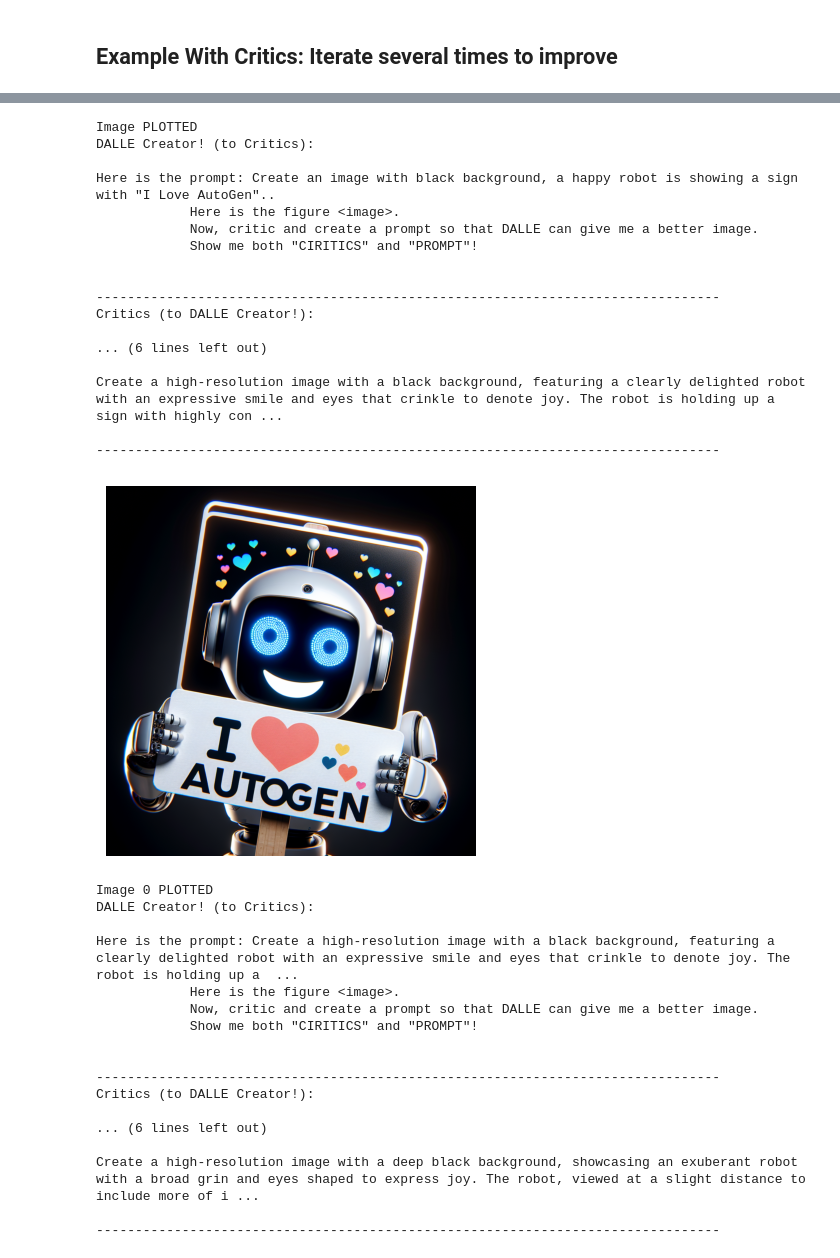
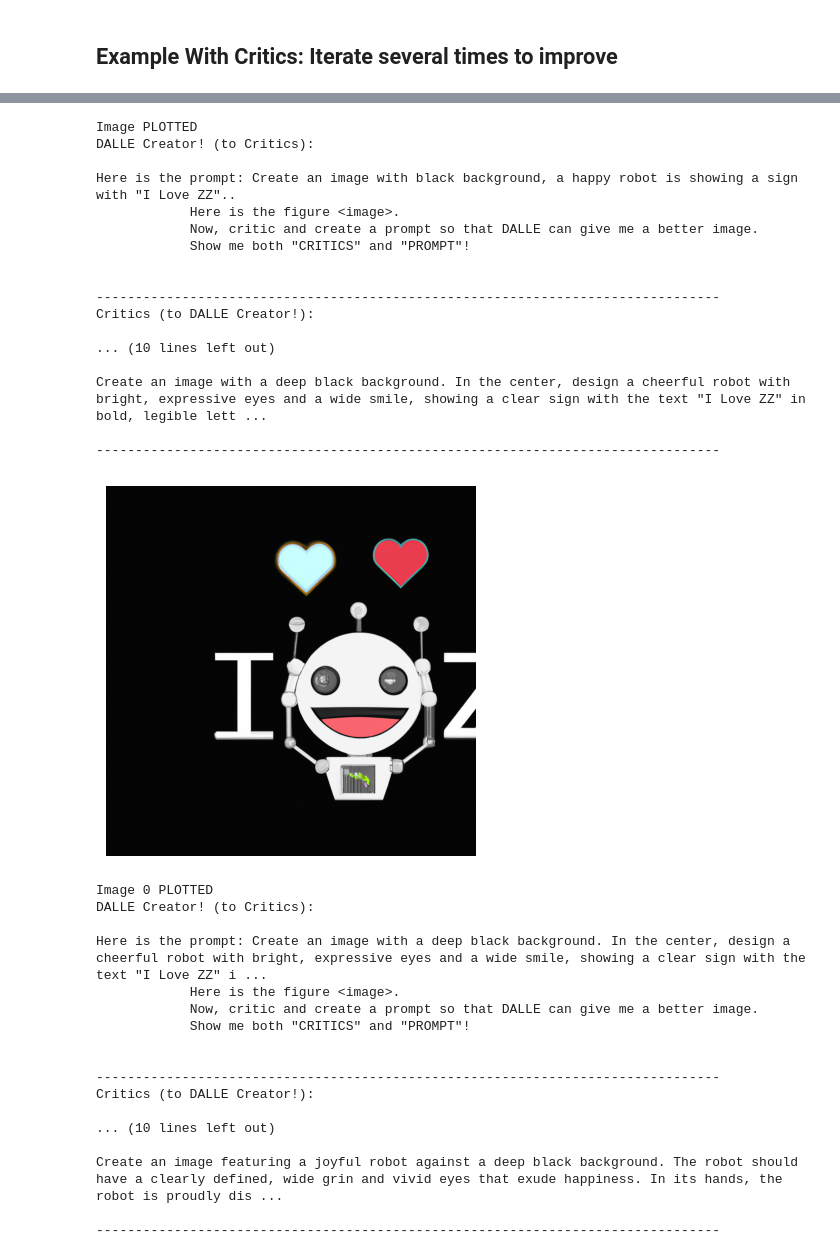
Before and after one commit to stardustliu/autogen_test, a Jupyter notebook: notebook/agentchat_dalle_and_gpt4v.ipynb, the cells around one changed output, grey strips where cells are left out. Cells and saved outputs as stored; diff of their text form; code cells hidden in the pictures.

```diff
--- a/notebook/agentchat_dalle_and_gpt4v.ipynb
+++ b/notebook/agentchat_dalle_and_gpt4v.ipynb
@@ -66,7 +66,7 @@ from autogen.agentchat.contrib.multimodal_conversable_agent import MultimodalCon
 config_list_4v = autogen.config_list_from_json(
     "OAI_CONFIG_LIST",
     filter_dict={
-        "model": ["gpt-4-0125-preview"],
+        "model": ["gpt-4-vision-preview"],
     },
 )
 
@@ -102,6 +102,7 @@ The `config_list_dalle` should be something like:
 
 We first create a warpper for DALLE call, make the
 # %%
+# 使用 OpenAI 的 DALL-E 模型生成图像并缓存结果
 def dalle_call(client: OpenAI, model: str, prompt: str, size: str, quality: str, n: int) -> str:
     """
     Generate an image using OpenAI's DALL-E model and cache the result.
@@ -126,6 +127,29 @@ def dalle_call(client: OpenAI, model: str, prompt: str, size: str, quality: str,
     - The function uses a tuple of (model, prompt, size, quality, n) as the key for caching.
     - The image data is obtained by making a secondary request to the URL provided by the DALL-E API response.
     """
+    """
+    使用OpenAI的DALL-E模型生成图像并缓存结果。
+
+    此函数使用提示和其他参数来使用OpenAI的DALL-E模型生成图像。
+    它检查结果是否已经缓存；如果是，则返回缓存的图像数据。否则，
+    调用DALL-E API生成图像，将结果存储在缓存中，然后返回它。
+
+    Args:
+        client (OpenAI): 用于进行API调用的OpenAI客户端实例。
+        model (str): 用于图像生成的特定DALL-E模型。
+        prompt (str): 生成图像的文本提示。
+        size (str): 图像的大小规格。TODO: 这应该允许指定横向、方形或纵向模式。
+        quality (str): 图像生成的质量设置。
+        n (int): 要生成的图像数量。
+
+    Returns:
+        str: 图像数据字符串，可以是从缓存中检索到的，也可以是新生成的。
+
+    Note:
+    - 缓存存储在名为'.cache/'的目录中。
+    - 该函数使用(model, prompt, size, quality, n)元组作为缓存的键。
+    - 通过对DALL-E API响应提供的URL进行二次请求来获取图像数据。
+    """
     # Function implementation...
     cache = Cache(".cache/")  # Create a cache directory
     key = (model, prompt, size, quality, n)
@@ -336,4 +364,5 @@ PROMPT: here is the updated prompt!
 # %%
+# 用dalle2的模型来跑，越跑效果越差。还是得看模型能力啊
 creator = DalleCreator(
     name="DALLE Creator!",
     max_consecutive_auto_reply=0,
@@ -341,10 +370,15 @@ creator = DalleCreator(
     llm_config=gpt4_llm_config,
 )
 
-user_proxy = UserProxyAgent(name="User", human_input_mode="NEVER", max_consecutive_auto_reply=0)
+user_proxy = UserProxyAgent(
+    name="User",
+    human_input_mode="NEVER",
+    max_consecutive_auto_reply=0,
+    code_execution_config=False    # 不加这行代码会报错：RuntimeError: Code execution is set to be run in docker (default behaviour) but docker is not running.
+)
 
 user_proxy.initiate_chat(
-    creator, message="""Create an image with black background, a happy robot is showing a sign with "I Love AutoGen"."""
+    creator, message="""Create an image with black background, a happy robot is showing a sign with "I Love ZZ"."""
 )
 # %% [output]
 User (to DALLE Creator!):
@@ -361,4 +396,4 @@ Create an image with black background, a happy robot is showing a sign with "I L
 Image PLOTTED
 DALLE Creator! (to Critics):
 
-Here is the prompt: Create an image with black background, a happy robot is showing a sign with "I Love AutoGen"..
+Here is the prompt: Create an image with black background, a happy robot is showing a sign with "I Love ZZ"..
@@ -366,17 +401,17 @@ Here is the prompt: Create an image with black background, a happy robot is show
             Now, critic and create a prompt so that DALLE can give me a better image.
-            Show me both "CIRITICS" and "PROMPT"!
+            Show me both "CRITICS" and "PROMPT"!
 
 
 --------------------------------------------------------------------------------
 Critics (to DALLE Creator!):
 
-... (6 lines left out)
+... (10 lines left out)
 
-Create a high-resolution image with a black background, featuring a clearly delighted robot with an expressive smile and eyes that crinkle to denote joy. The robot is holding up a sign with highly con ...
+Create an image with a deep black background. In the center, design a cheerful robot with bright, expressive eyes and a wide smile, showing a clear sign with the text "I Love ZZ" in bold, legible lett ...
 
 --------------------------------------------------------------------------------
-[figure, old version]
+[figure, new version]
 Image 0 PLOTTED
 DALLE Creator! (to Critics):
 
-Here is the prompt: Create a high-resolution image with a black background, featuring a clearly delighted robot with an expressive smile and eyes that crinkle to denote joy. The robot is holding up a  ...
+Here is the prompt: Create an image with a deep black background. In the center, design a cheerful robot with bright, expressive eyes and a wide smile, showing a clear sign with the text "I Love ZZ" i ...
@@ -384,12 +419,12 @@ Here is the prompt: Create a high-resolution image with a black background, feat
             Now, critic and create a prompt so that DALLE can give me a better image.
-            Show me both "CIRITICS" and "PROMPT"!
+            Show me both "CRITICS" and "PROMPT"!
 
 
 --------------------------------------------------------------------------------
 Critics (to DALLE Creator!):
 
-... (6 lines left out)
+... (10 lines left out)
 
-Create a high-resolution image with a deep black background, showcasing an exuberant robot with a broad grin and eyes shaped to express joy. The robot, viewed at a slight distance to include more of i ...
+Create an image featuring a joyful robot against a deep black background. The robot should have a clearly defined, wide grin and vivid eyes that exude happiness. In its hands, the robot is proudly dis ...
 
 --------------------------------------------------------------------------------
```
Also changed, not shown: parts of 3 cells of this notebook, 1 other file.
